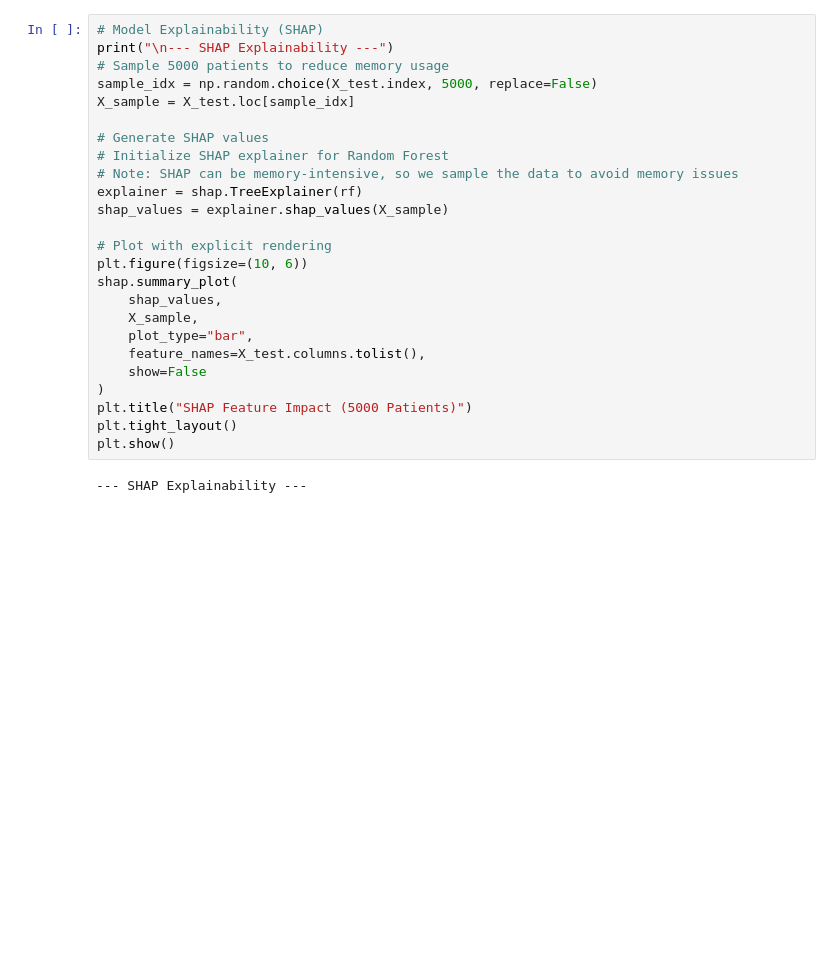
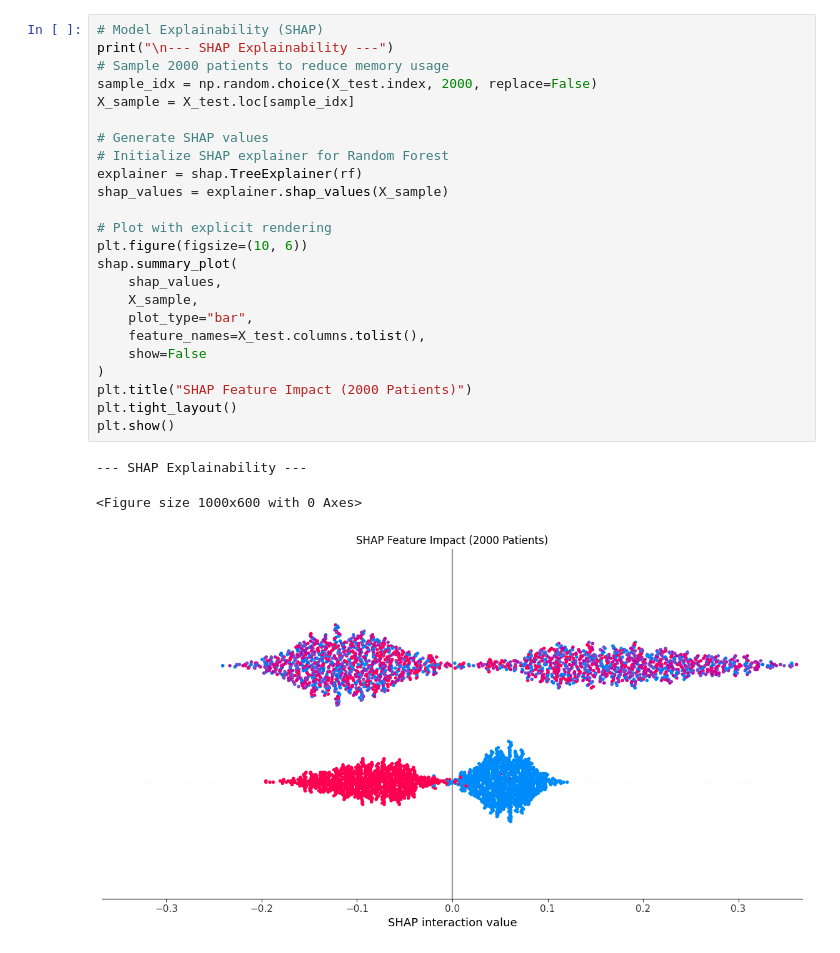
Before and after one commit to roshanshresthanp/early-disease-detection, a Jupyter notebook: prod.ipynb, the cells around one changed output. Saved outputs shown, nothing was run; the diff lists cells and outputs as text; blank space fills up the shorter version.

```diff
--- a/prod.ipynb
+++ b/prod.ipynb
@@ -154,30 +153,31 @@ AUC-ROC Score: 0.559199583027705
 # %%
 # Model Explainability (SHAP)
 print("\n--- SHAP Explainability ---")
-# Sample 5000 patients to reduce memory usage
-sample_idx = np.random.choice(X_test.index, 5000, replace=False)
+# Sample 2000 patients to reduce memory usage
+sample_idx = np.random.choice(X_test.index, 2000, replace=False)
 X_sample = X_test.loc[sample_idx]
 
 # Generate SHAP values
 # Initialize SHAP explainer for Random Forest
-# Note: SHAP can be memory-intensive, so we sample the data to avoid memory issues
 explainer = shap.TreeExplainer(rf)
 shap_values = explainer.shap_values(X_sample)
 
 # Plot with explicit rendering
 plt.figure(figsize=(10, 6))
 shap.summary_plot(
     shap_values,
     X_sample,
     plot_type="bar",
     feature_names=X_test.columns.tolist(),
     show=False
 )
-plt.title("SHAP Feature Impact (5000 Patients)")
+plt.title("SHAP Feature Impact (2000 Patients)")
 plt.tight_layout()
 plt.show()
 # %% [output]
 --- SHAP Explainability ---
+<Figure size 1000x600 with 0 Axes>
+[figure, added]
 # %%
 
 # Select and scale features
```
Also changed, not shown: parts of 6 cells of this notebook, 15 other files.
